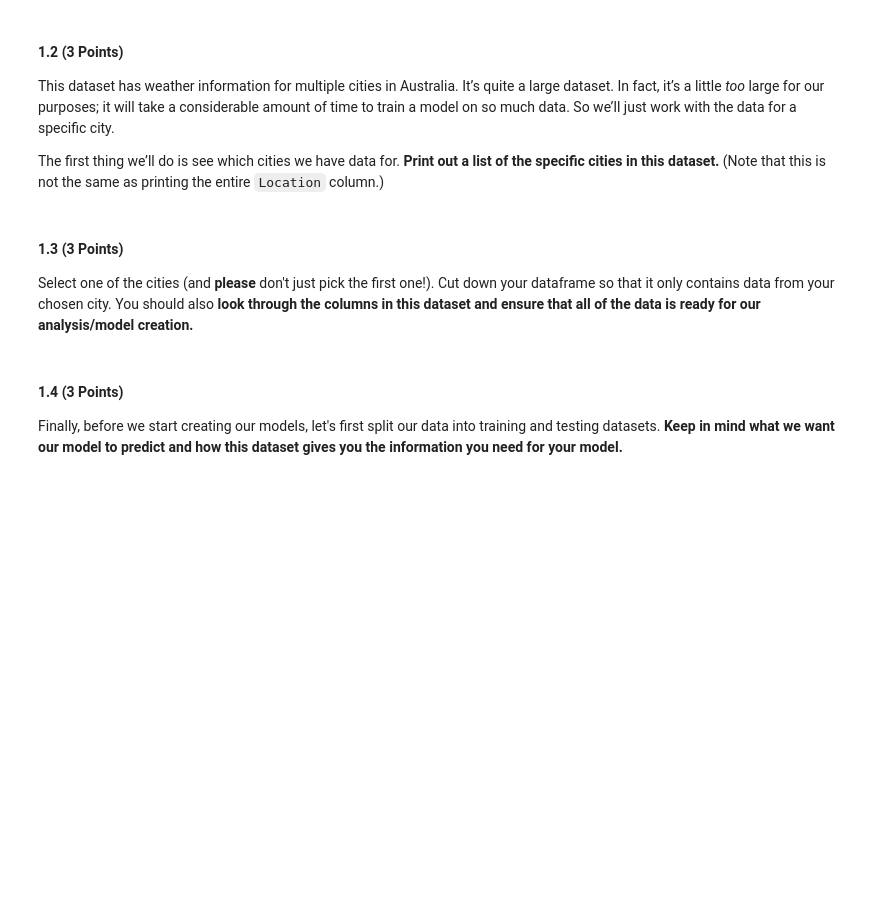
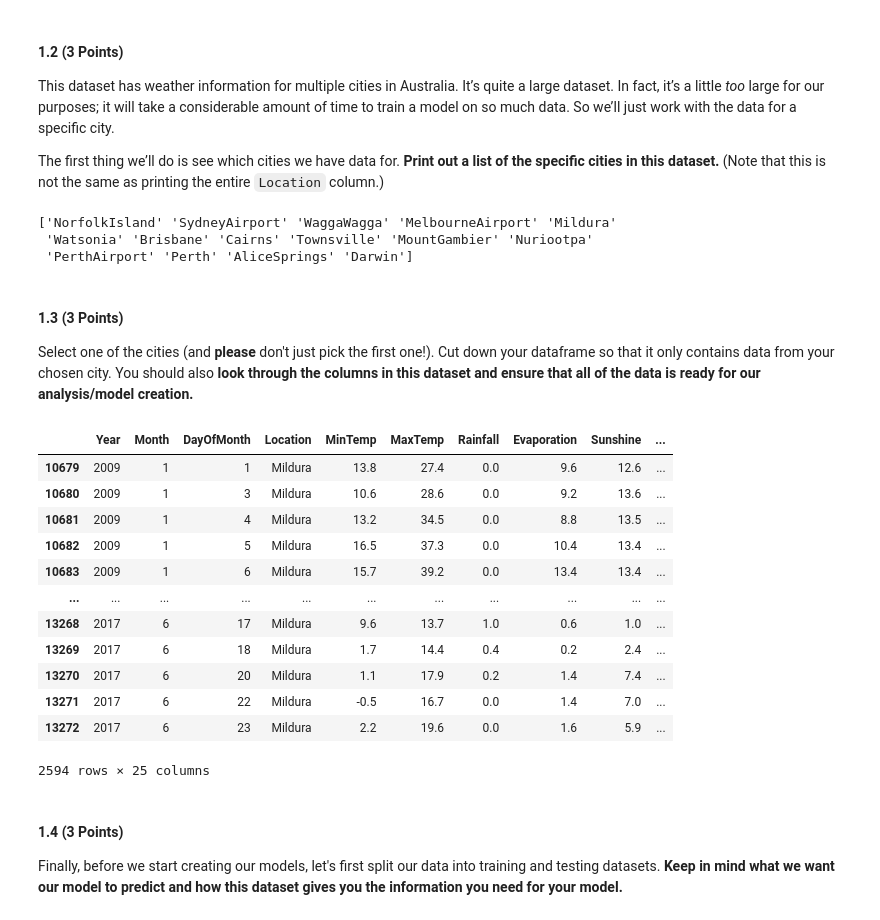
Before and after one commit to rindalje/CMSE202-s23-turnin, a Jupyter notebook: hw-04/HW_4_Regression_and_SVM_STUDENT.ipynb, the cells around one changed output. Drawn from its saved outputs; the diff is of its cells as text; code cells hidden in the pictures; blank space fills up the shorter version.

```diff
--- a/hw-04/HW_4_Regression_and_SVM_STUDENT.ipynb
+++ b/hw-04/HW_4_Regression_and_SVM_STUDENT.ipynb
@@ -53,11 +73,33 @@ The first thing we’ll do is see which cities we have data for.
 **Print out a list of the specific cities in this dataset.** (Note that this is not the same as printing the entire `Location` column.)
 # %%
 #Write your code here
+unique_city = weather_df.Location.unique()
+print(unique_city)
+# %% [output]
+['NorfolkIsland' 'SydneyAirport' 'WaggaWagga' 'MelbourneAirport' 'Mildura'
+ 'Watsonia' 'Brisbane' 'Cairns' 'Townsville' 'MountGambier' 'Nuriootpa'
+ 'PerthAirport' 'Perth' 'AliceSprings' 'Darwin']
 # %% [markdown]
 #### 1.3 (3 Points)
 Select one of the cities (and **please** don't just pick the first one!). Cut down your dataframe so that it only contains data from your chosen city. You should also **look through the columns in this dataset and ensure that all of the data is ready for our analysis/model creation.**
 # %%
 #Write your code here
+masked_df = weather_df[weather_df["Location"] == "Mildura"]
+masked_df
+# %% [output]
+|  | Year | Month | DayOfMonth | Location | MinTemp | MaxTemp | Rainfall | Evaporation | Sunshine | ... |
+| 10679 | 2009 | 1 | 1 | Mildura | 13.8 | 27.4 | 0.0 | 9.6 | 12.6 | ... |
+| 10680 | 2009 | 1 | 3 | Mildura | 10.6 | 28.6 | 0.0 | 9.2 | 13.6 | ... |
+| 10681 | 2009 | 1 | 4 | Mildura | 13.2 | 34.5 | 0.0 | 8.8 | 13.5 | ... |
+| 10682 | 2009 | 1 | 5 | Mildura | 16.5 | 37.3 | 0.0 | 10.4 | 13.4 | ... |
+| 10683 | 2009 | 1 | 6 | Mildura | 15.7 | 39.2 | 0.0 | 13.4 | 13.4 | ... |
+| ... | ... | ... | ... | ... | ... | ... | ... | ... | ... | ... |
+| 13268 | 2017 | 6 | 17 | Mildura | 9.6 | 13.7 | 1.0 | 0.6 | 1.0 | ... |
+| 13269 | 2017 | 6 | 18 | Mildura | 1.7 | 14.4 | 0.4 | 0.2 | 2.4 | ... |
+| 13270 | 2017 | 6 | 20 | Mildura | 1.1 | 17.9 | 0.2 | 1.4 | 7.4 | ... |
+| 13271 | 2017 | 6 | 22 | Mildura | -0.5 | 16.7 | 0.0 | 1.4 | 7.0 | ... |
+| 13272 | 2017 | 6 | 23 | Mildura | 2.2 | 19.6 | 0.0 | 1.6 | 5.9 | ... |
+2594 rows × 25 columns
 # %% [markdown]
 #### 1.4 (3 Points)
 Finally, before we start creating our models, let's first split our data into training and testing datasets. **Keep in mind what we want our model to predict and how this dataset gives you the information you need for your model.**
```
Also changed, not shown: parts of 8 cells of this notebook, 2 other files.
